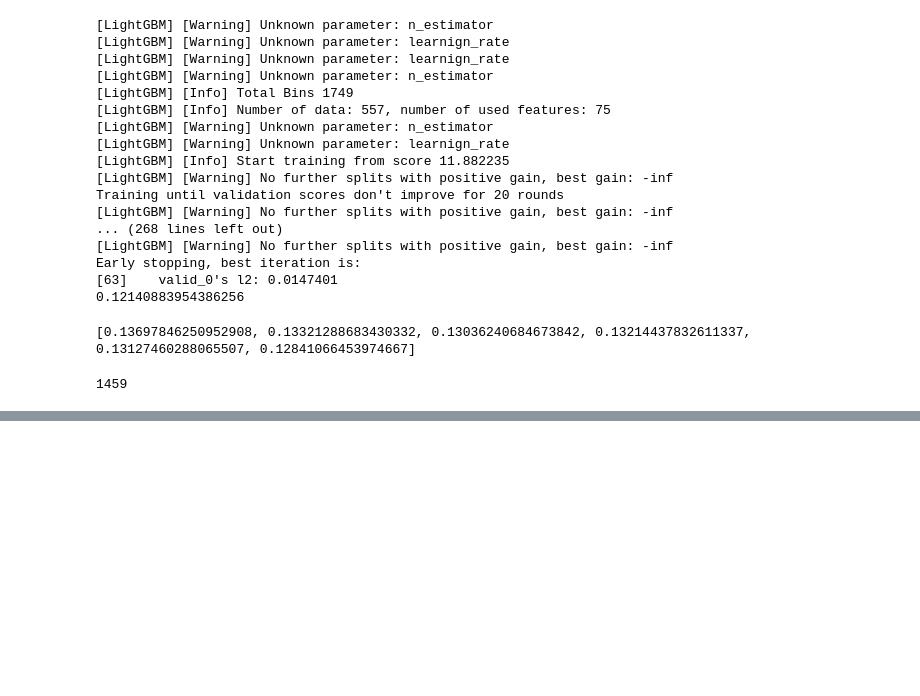
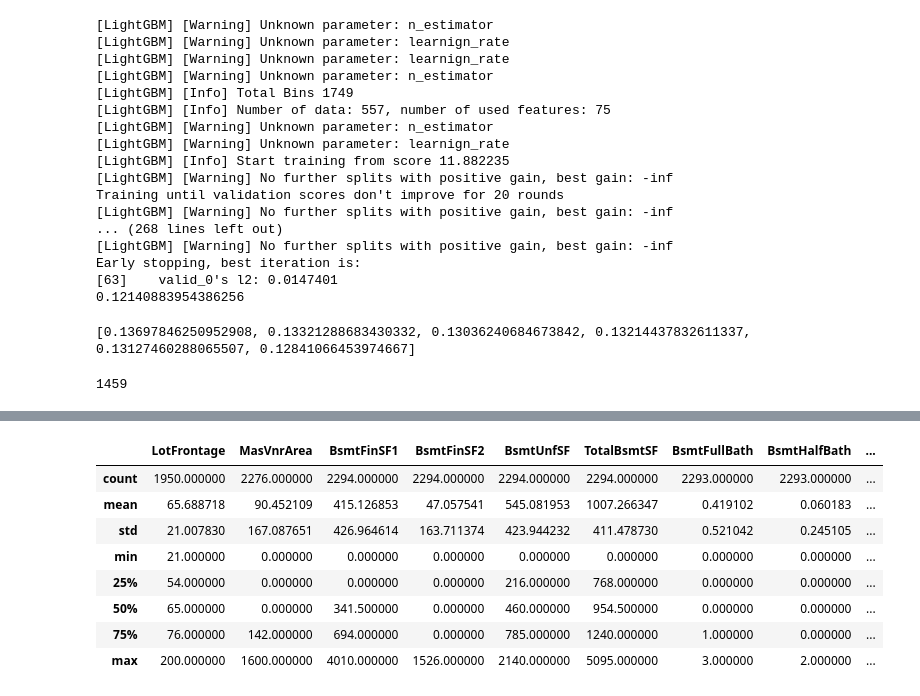
Before and after one commit to dkdkdkdkd/kaggle_study, a Jupyter notebook: kaggle_book_start/kaggle_house_prices.ipynb, the cells around one changed output, grey strips where cells are left out. Cells and saved outputs as stored; diff of their text form; code cells hidden in the pictures; blank space fills up the shorter version.

```diff
--- a/kaggle_book_start/kaggle_house_prices.ipynb
+++ b/kaggle_book_start/kaggle_house_prices.ipynb
@@ -1051,0 +1054,7 @@ submission.to_csv("../submit/houseprices_submit01.csv", index=False)
+# %%
+hasnan_cat = []
+for col in all_df.columns:
+    tmp_null_count = all_df[col].isnull().sum()
+    if(tmp_null_count>0)&(col!="SalePrice"):
+        print(col, tmp_null_count)
+        hasnan_cat.append(col)
@@ -1051,0 +1075,12 @@ submission.to_csv("../submit/houseprices_submit01.csv", index=False)
+# %%
+all_df[hasnan_cat].describe()
+# %% [output]
+|  | LotFrontage | MasVnrArea | BsmtFinSF1 | BsmtFinSF2 | BsmtUnfSF | TotalBsmtSF | BsmtFullBath | BsmtHalfBath | ... |
+| count | 1950.000000 | 2276.000000 | 2294.000000 | 2294.000000 | 2294.000000 | 2294.000000 | 2293.000000 | 2293.000000 | ... |
+| mean | 65.688718 | 90.452109 | 415.126853 | 47.057541 | 545.081953 | 1007.266347 | 0.419102 | 0.060183 | ... |
+| std | 21.007830 | 167.087651 | 426.964614 | 163.711374 | 423.944232 | 411.478730 | 0.521042 | 0.245105 | ... |
+| min | 21.000000 | 0.000000 | 0.000000 | 0.000000 | 0.000000 | 0.000000 | 0.000000 | 0.000000 | ... |
+| 25% | 54.000000 | 0.000000 | 0.000000 | 0.000000 | 216.000000 | 768.000000 | 0.000000 | 0.000000 | ... |
+| 50% | 65.000000 | 0.000000 | 341.500000 | 0.000000 | 460.000000 | 954.500000 | 0.000000 | 0.000000 | ... |
+| 75% | 76.000000 | 142.000000 | 694.000000 | 0.000000 | 785.000000 | 1240.000000 | 1.000000 | 0.000000 | ... |
+| max | 200.000000 | 1600.000000 | 4010.000000 | 1526.000000 | 2140.000000 | 5095.000000 | 3.000000 | 2.000000 | ... |
```
Also changed, not shown: parts of 7 cells of this notebook.
